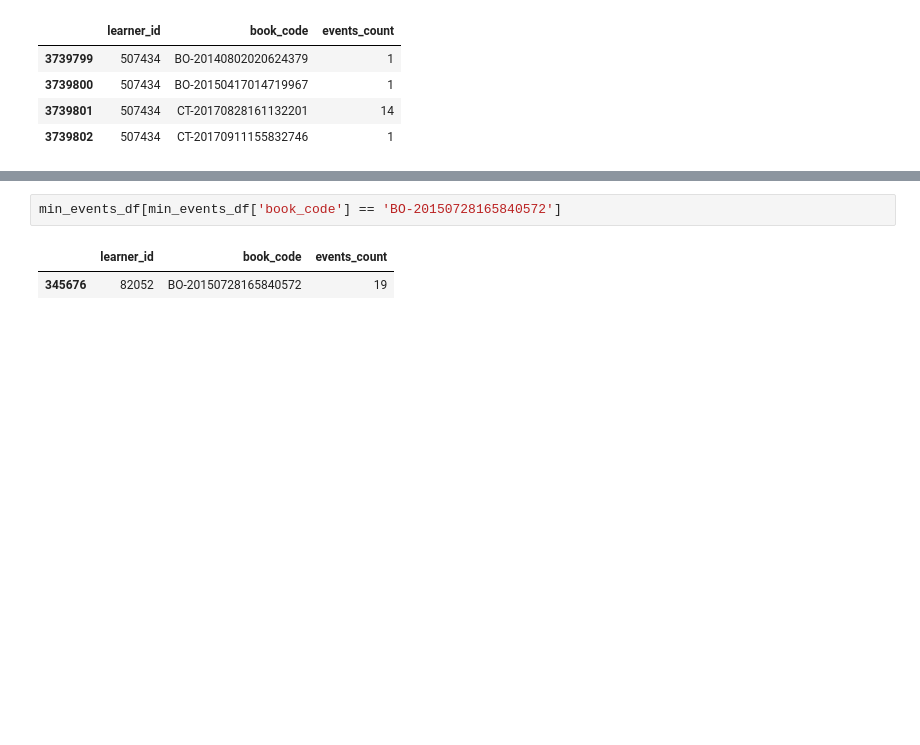
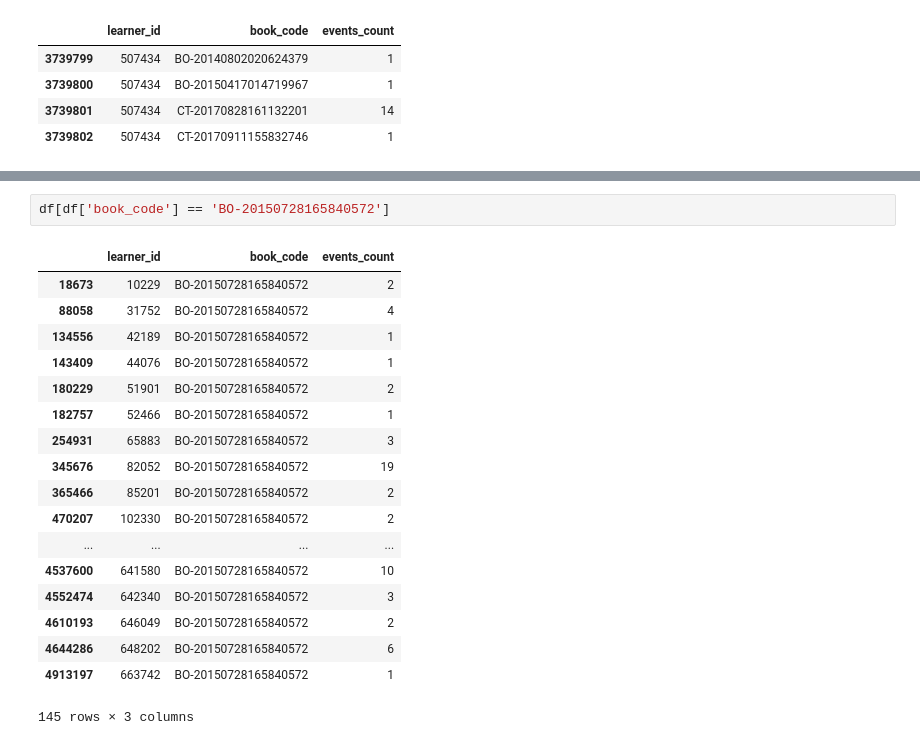
Before and after one commit to raviraju/recommender_system, a Jupyter notebook: books_recommender/preprocessed_data/filter learner book close events.ipynb, the cells around one changed output, grey strips where cells are left out. Saved outputs shown, nothing was run; the diff lists cells and outputs as text; blank space fills up the shorter version.

```diff
--- a/books_recommender/preprocessed_data/filter learner book close events.ipynb
+++ b/books_recommender/preprocessed_data/filter learner book close events.ipynb
@@ -112,7 +114,23 @@ BO-20150417030603527       1
 BO-20161226152836447       1
 Name: book_code, Length: 3363, dtype: int64
 # %%
-min_events_df[min_events_df['book_code'] == 'BO-20150728165840572']
+df[df['book_code'] == 'BO-20150728165840572']
 # %% [output]
 |  | learner_id | book_code | events_count |
+| 18673 | 10229 | BO-20150728165840572 | 2 |
+| 88058 | 31752 | BO-20150728165840572 | 4 |
+| 134556 | 42189 | BO-20150728165840572 | 1 |
+| 143409 | 44076 | BO-20150728165840572 | 1 |
+| 180229 | 51901 | BO-20150728165840572 | 2 |
+| 182757 | 52466 | BO-20150728165840572 | 1 |
+| 254931 | 65883 | BO-20150728165840572 | 3 |
 | 345676 | 82052 | BO-20150728165840572 | 19 |
+| 365466 | 85201 | BO-20150728165840572 | 2 |
+| 470207 | 102330 | BO-20150728165840572 | 2 |
+| ... | ... | ... | ... |
+| 4537600 | 641580 | BO-20150728165840572 | 10 |
+| 4552474 | 642340 | BO-20150728165840572 | 3 |
+| 4610193 | 646049 | BO-20150728165840572 | 2 |
+| 4644286 | 648202 | BO-20150728165840572 | 6 |
+| 4913197 | 663742 | BO-20150728165840572 | 1 |
+145 rows × 3 columns
```
Also changed, not shown: parts of 3 cells of this notebook, 1 other file.
